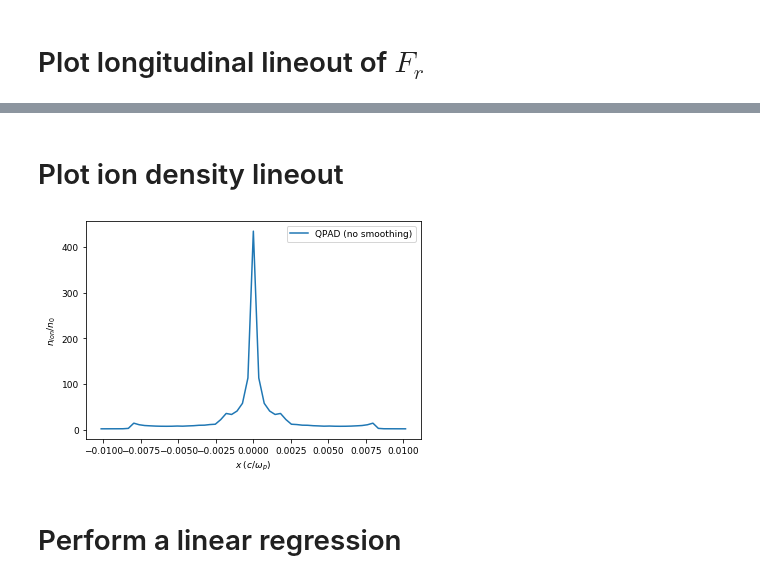
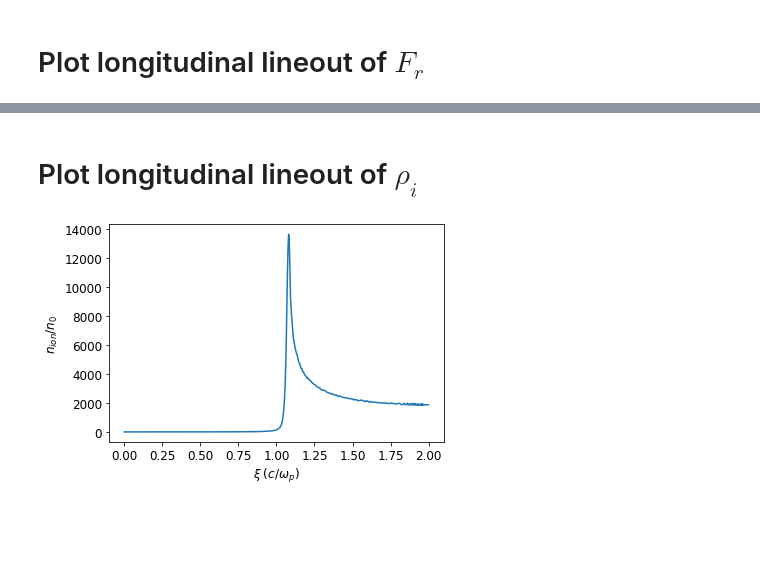
Before and after one commit to uclazyj/JupyterQpic, a Jupyter notebook: plot_lineout_QPAD.ipynb, the cells around one changed output, grey strips where cells are left out. Saved outputs shown, nothing was run; the diff lists cells and outputs as text; code cells hidden in the pictures; blank space fills up the shorter version.

Commit message:
update lineout notebook

```diff
--- a/plot_lineout_QPAD.ipynb
+++ b/plot_lineout_QPAD.ipynb
@@ -2,8 +2,8 @@
 import numpy as np
 import h5py
 import matplotlib.pyplot as plt
-from sklearn.linear_model import LinearRegression
 from helper import *
+ndump = get_one_item(['field','diag',0,'ndump'])
 # %% [markdown]
 ## Calculate the Focusing force according to Benedetti 2017 paper
 # %%
@@ -87,0 +90,25 @@ plt.show()
+# %%
+# Get lineout
+filename = '../Species1/Charge/Merged_angle_0/charge_'+str(ndump).zfill(8)+'.h5'
+lineout_position = 1.3
+x, ni = get_lineout(filename,'transverse',lineout_position,'QPAD')
+
+# select visualization range
+x_min = 0.0
+x_max = 3 * sigma
+
+x, ni = select_lineout_range(x, ni, x_min, x_max)
+
+### Plot the data
+plt.plot(x, ni)
+plt.xlabel('$x \\;(c/\\omega_p)$')
+plt.ylabel('$n_{ion} /n_0$')
+plt.rcParams.update({'font.size': 12})
+plt.show()
+
+### Perform a linear regression
+# x_inverse = 1 / x
+# ni_pred = linear_regression(x_inverse,ni)
+# plt.scatter(x_inverse,ni)
+# plt.plot(x_inverse, ni_pred, color='red')
+# plt.show()
@@ -88,2 +117,2 @@ plt.show()
 # %% [markdown]
-# Plot ion density lineout
+# Plot longitudinal lineout of $\rho_i$
@@ -95,18 +119,17 @@ x_ni, ni = get_lineout(filename_ion_density,'transverse',lineout_position,'QPAD'
 # %%
+# Get lineout
+filename = '../Species1/Charge/Merged_angle_0/charge_'+str(ndump).zfill(8)+'.h5'
+lineout_position = 0.0
+xi, ni = get_lineout(filename,'longitudinal',lineout_position,'QPAD')
+
 # select visualization range
-x_min = -0.01
-x_max = 0.01
-
-x_ni_sub, ni_sub = select_lineout_range(x_ni, ni, x_min, x_max)
+xi, ni = select_lineout_range(xi, ni, xi[0], xi[-1])
 
 ### Plot the data
-plt.plot(x_ni_sub, ni_sub,label = 'QPAD (no smoothing)')
-plt.legend(loc='upper right')
-plt.xlabel('$x \\;(c/\\omega_p)$')
+plt.plot(xi, ni)
+plt.xlabel('$\\xi \\;(c/\\omega_p)$')
 plt.ylabel('$n_{ion} /n_0$')
-plt.rcParams.update({'font.size': 9})
+plt.rcParams.update({'font.size': 12})
 plt.show()
 # %% [output]
-[figure, old version]
+[figure, new version]
-# %% [markdown]
-# Perform a linear regression
```
Also changed, not shown: parts of 10 cells of this notebook, 1 other file.
